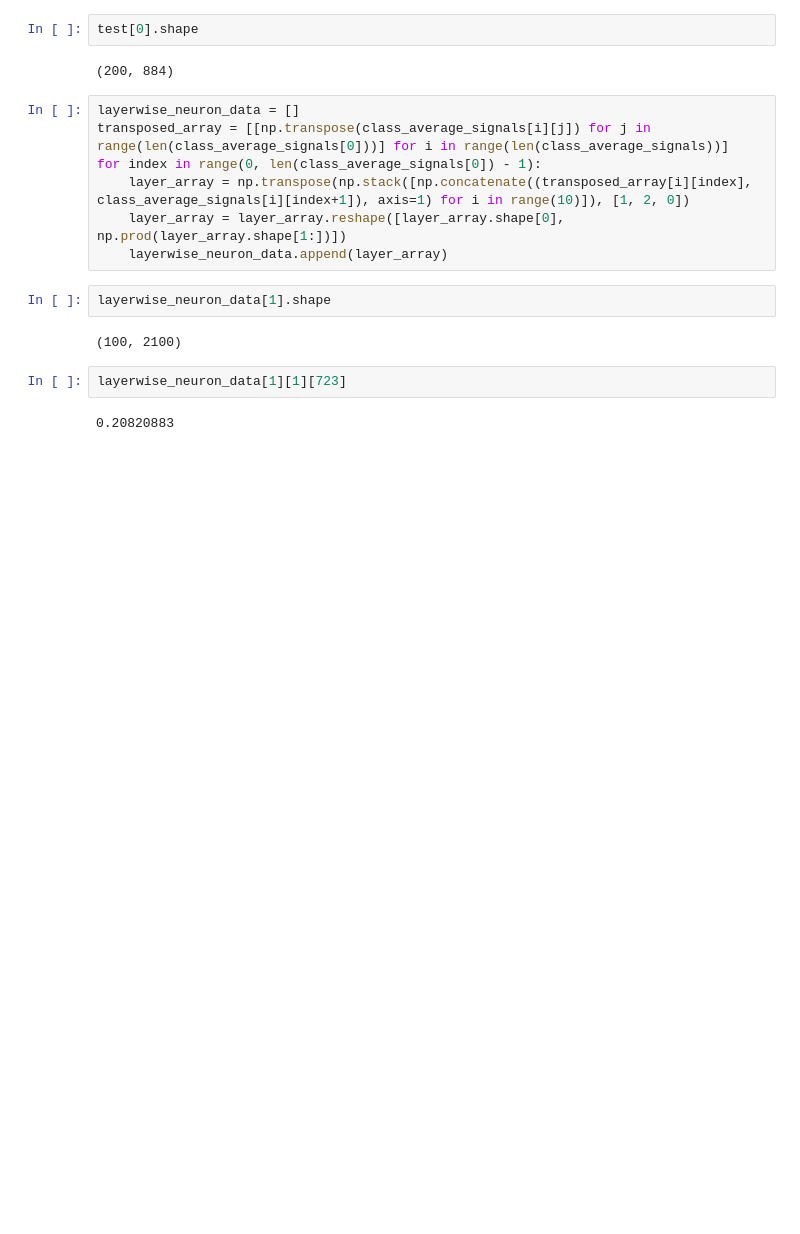
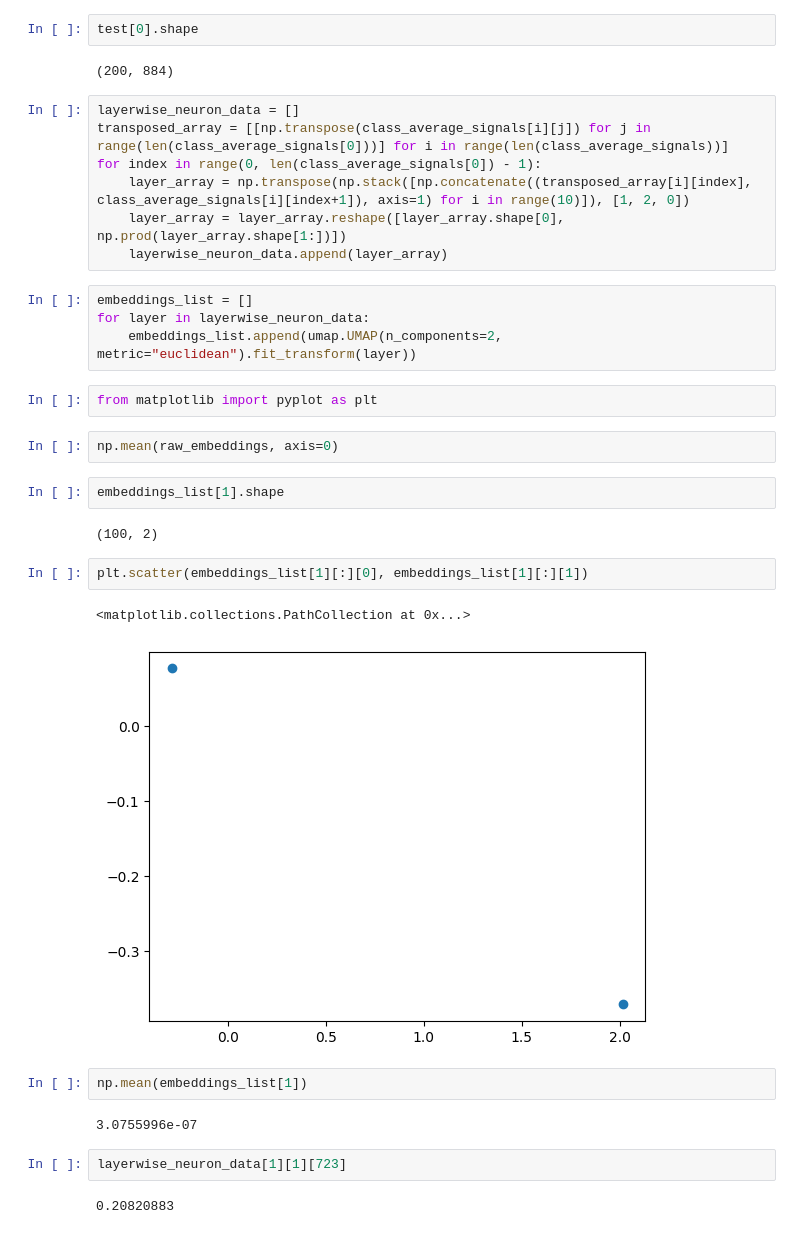
Before and after one commit to Razzorior/MARKUS_python, a Jupyter notebook: layoutTest.ipynb, the cells around one changed output. Cells and saved outputs as stored; diff of their text form; blank space fills up the shorter version.

Commit message:
Added ability to calculate UMAP embeddings. Added different data sources to calculate UMAP embeddings. Added plots for Backwards Pass Experiment. Subset_signals need to be stored locally.

```diff
--- a/layoutTest.ipynb
+++ b/layoutTest.ipynb
@@ -39,10 +39,27 @@ for index in range(0, len(class_average_signals[0]) - 1):
     layer_array = np.transpose(np.stack([np.concatenate((transposed_array[i][index], class_average_signals[i][index+1]), axis=1) for i in range(10)]), [1, 2, 0])
     layer_array = layer_array.reshape([layer_array.shape[0], np.prod(layer_array.shape[1:])])
     layerwise_neuron_data.append(layer_array)
+# %%
+embeddings_list = []
+for layer in layerwise_neuron_data:
+    embeddings_list.append(umap.UMAP(n_components=2, metric="euclidean").fit_transform(layer))
+# %%
+from matplotlib import pyplot as plt
+# %%
+np.mean(raw_embeddings, axis=0)
 # %%
-layerwise_neuron_data[1].shape
+embeddings_list[1].shape
 # %% [output]
-(100, 2100)
+(100, 2)
+# %%
+plt.scatter(embeddings_list[1][:][0], embeddings_list[1][:][1])
+# %% [output]
+<matplotlib.collections.PathCollection at 0x...>
+[figure, added]
+# %%
+np.mean(embeddings_list[1])
+# %% [output]
+3.0755996e-07
 # %%
 layerwise_neuron_data[1][1][723]
 # %% [output]
```
Also changed, not shown: parts of 4 cells of this notebook, 7 other files.
